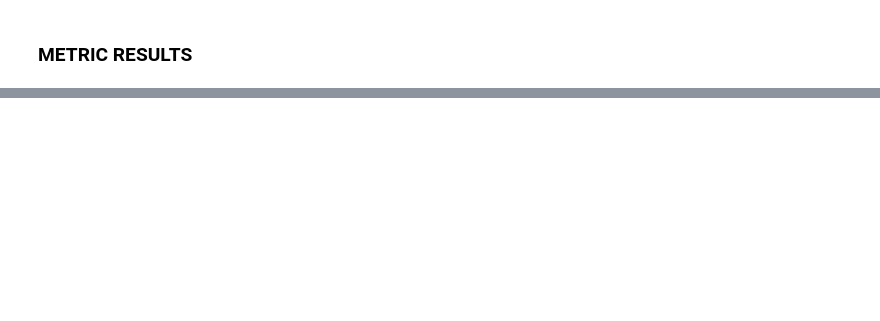
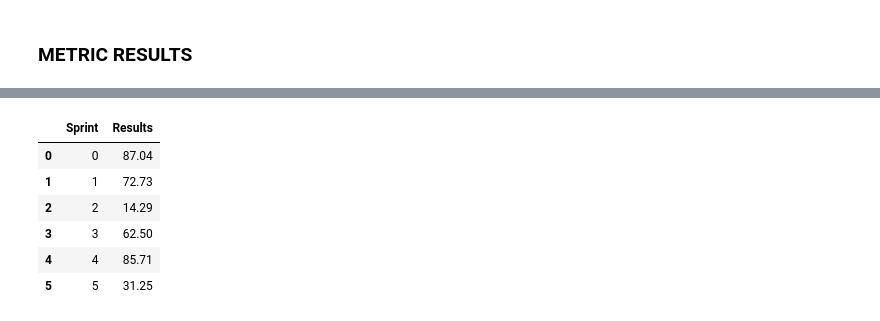
Before and after one commit to fga-eps-mds/2021.1-Oraculo, a Jupyter notebook: analytics-notebooks/qrapids-eps-mds-2021-1-Oraculo.ipynb, the cells around one changed output, grey strips where cells are left out. Saved outputs shown, nothing was run; the diff lists cells and outputs as text; code cells hidden in the pictures; blank space fills up the shorter version.

```diff
--- a/analytics-notebooks/qrapids-eps-mds-2021-1-Oraculo.ipynb
+++ b/analytics-notebooks/qrapids-eps-mds-2021-1-Oraculo.ipynb
@@ -599,0 +798,19 @@ m9(TAGS, NUMBER_OF_ISSUES)
+# %%
+sprint0_m9
+sprint1_m9
+sprint2_m9
+sprint3_m9
+sprint4_m9
+sprint5_m9
+
+m9_results = {"Sprint": [0,1,2,3,4,5], "Results": [sprint0_m9,sprint1_m9,sprint2_m9,sprint3_m9,sprint4_m9,sprint5_m9]}
+m9_results = pd.DataFrame(data=m9_results)
+m9_results
+# %% [output]
+|  | Sprint | Results |
+| 0 | 0 | 87.04 |
+| 1 | 1 | 72.73 |
+| 2 | 2 | 14.29 |
+| 3 | 3 | 62.50 |
+| 4 | 4 | 85.71 |
+| 5 | 5 | 31.25 |
```
Also changed, not shown: parts of 20 cells of this notebook.
